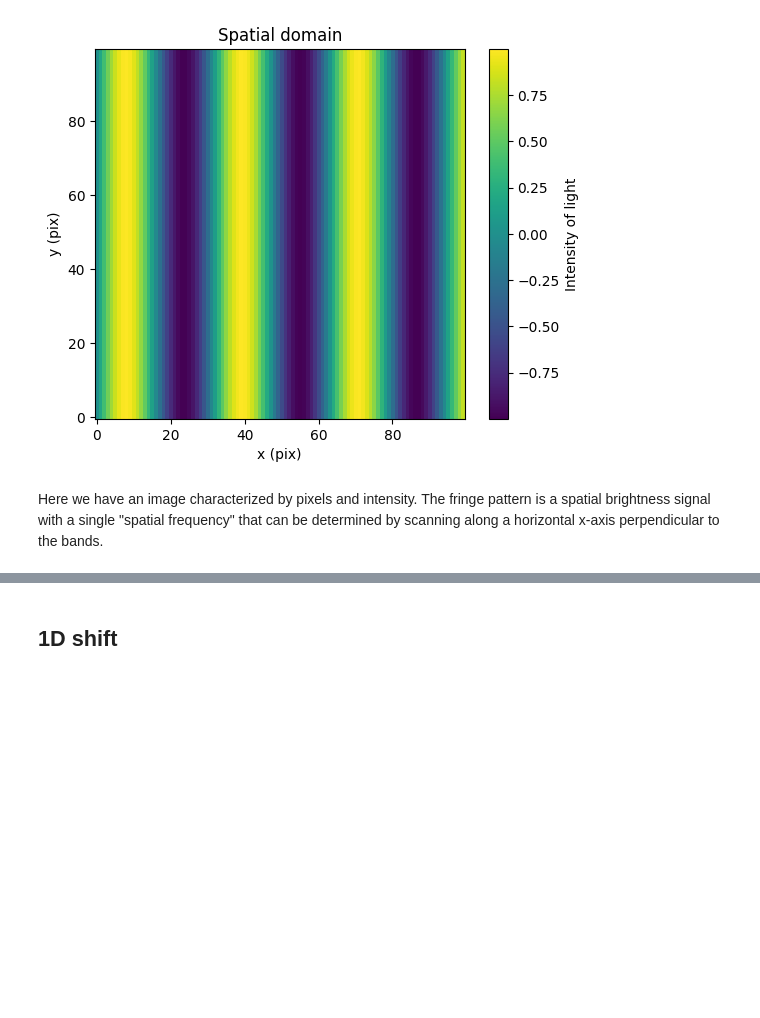
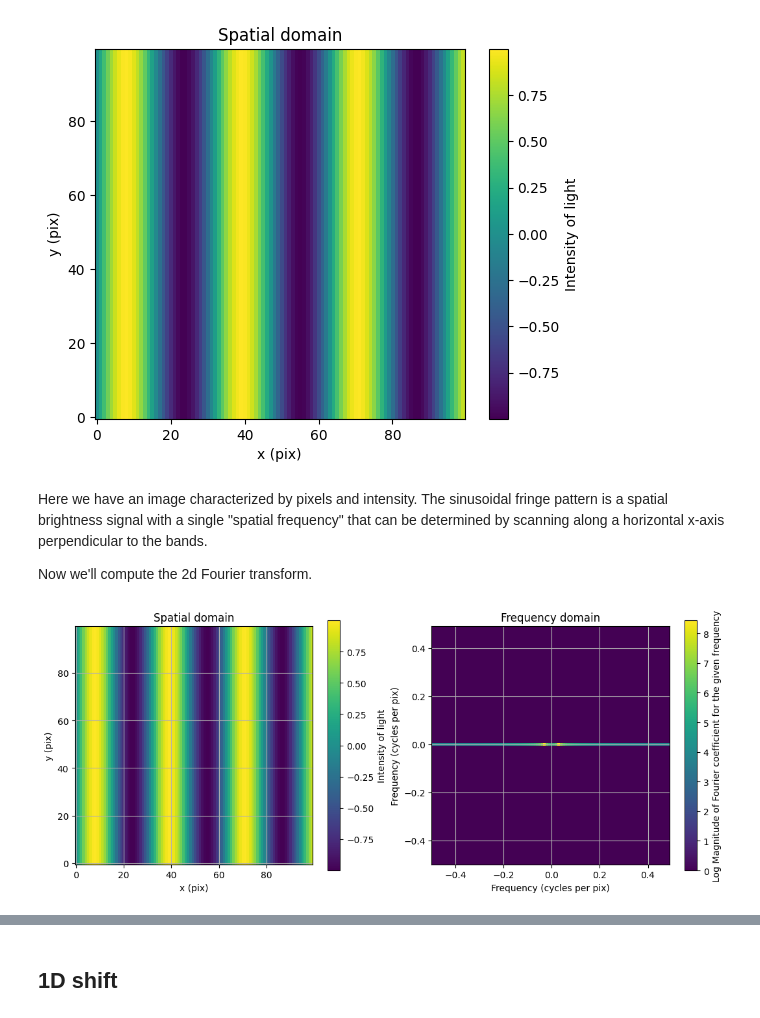
Before and after one commit to CoreySpohn/yippy, a Jupyter notebook: docs/examples/Fourier Interpolation.ipynb, the cells around one changed output, grey strips where cells are left out. Saved outputs shown, nothing was run; the diff lists cells and outputs as text; code cells hidden in the pictures; blank space fills up the shorter version.

Commit message:
docs: More Fourier interpolation work

```diff
--- a/docs/examples/Fourier Interpolation.ipynb
+++ b/docs/examples/Fourier Interpolation.ipynb
@@ -41,4 +47,42 @@ plt.show()
 # %% [output]
 [figure]
 # %% [markdown]
-Here we have an image characterized by pixels and intensity. The fringe pattern is a spatial brightness signal with a single "spatial frequency" that can be determined by scanning along a horizontal x-axis perpendicular to the bands.
+Here we have an image characterized by pixels and intensity. The sinusoidal fringe pattern is a spatial brightness signal with a single "spatial frequency" that can be determined by scanning along a horizontal x-axis perpendicular to the bands.
+
+Now we'll compute the 2d Fourier transform.
+# %%
+# Take the 2d Fourier transform of the image
+fft_sin_tile = fft2(sin_tile)
+
+# Center the freqencies on 0 using fftshift
+fft_sin_tile_shifted = fftshift(fft_sin_tile)
+
+# Get the frequencies that fft2 used for the Fourier transform
+freqs = fftfreq(n_pixels)
+
+# Center the frequencies on 0 using fftshift
+freqs_shifted = fftshift(freqs)
+
+# Plot the original image
+fig, ax = plt.subplots(1, 2, figsize=(13, 5))
+
+# Spatial domain plot
+im0 = ax[0].imshow(sin_tile, origin='lower', cmap='viridis')
+ax[0].set_title("Spatial domain")
+ax[0].set_xlabel("x (pix)")
+ax[0].set_ylabel("y (pix)")
+ax[0].grid("on")
+fig.colorbar(im0, ax=ax[0], label="Intensity of light")
+
+# Frequency domain plot
+magnitude_spectrum = np.log(np.abs(fft_sin_tile_shifted) + 1)
+im1 = ax[1].imshow(magnitude_spectrum, origin='lower', cmap='viridis', extent=(freqs_shifted[0], freqs_shifted[-1], freqs_shifted[0], freqs_shifted[-1]))
+ax[1].set_title("Frequency domain")
+ax[1].set_xlabel("Frequency (cycles per pix)")
+ax[1].set_ylabel("Frequency (cycles per pix)")
+ax[1].grid("on")
+fig.colorbar(im1, ax=ax[1], label="Log Magnitude of Fourier coefficient for the given frequency")
+
+plt.show()
+# %% [output]
+[figure, added]
```
Also changed, not shown: parts of 8 cells of this notebook.
